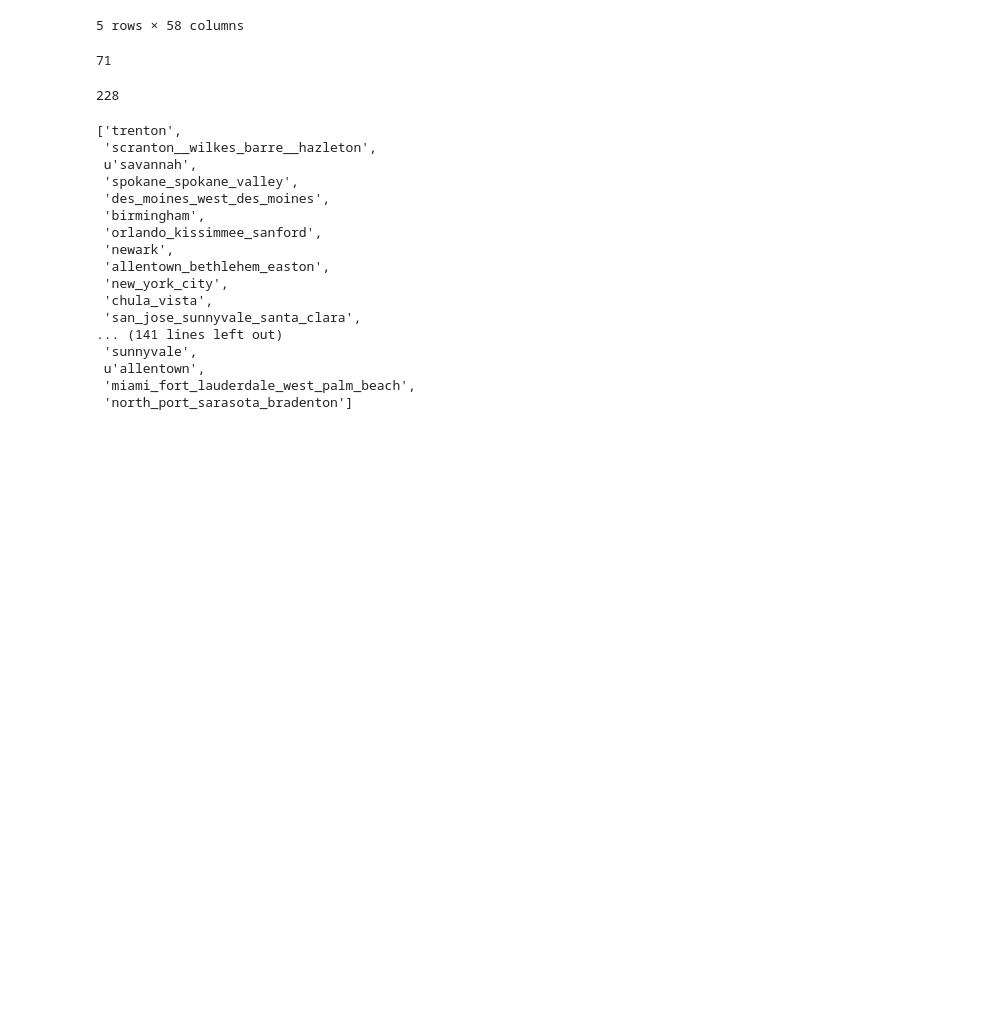
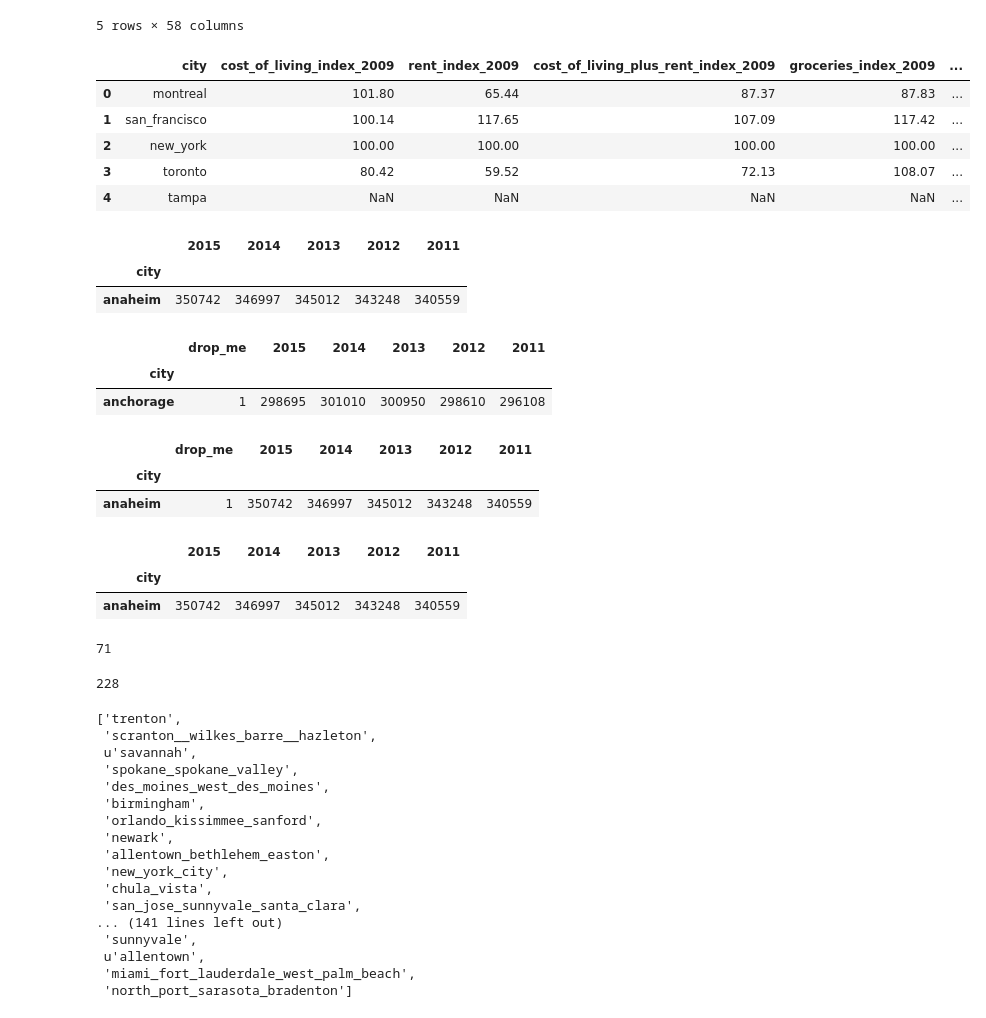
Before and after one commit to CLuiz/CityScapes, a Jupyter notebook: eda7_25.ipynb, the cells around one changed output. Cells and saved outputs as stored; diff of their text form; code cells hidden in the pictures; blank space fills up the shorter version.

Commit message:
recent city pop merge

```diff
--- a/eda7_25.ipynb
+++ b/eda7_25.ipynb
@@ -134,3 +134,24 @@ recent_pop_df.head()
 5 rows × 58 columns
 # %%
 recent_pop_df.set_index('city', inplace=True)
+# %%
+merged1.head()
+# %% [output]
+|  | city | cost_of_living_index_2009 | rent_index_2009 | cost_of_living_plus_rent_index_2009 | groceries_index_2009 | ... |
+| 0 | montreal | 101.80 | 65.44 | 87.37 | 87.83 | ... |
+| 1 | san_francisco | 100.14 | 117.65 | 107.09 | 117.42 | ... |
+| 2 | new_york | 100.00 | 100.00 | 100.00 | 100.00 | ... |
+| 3 | toronto | 80.42 | 59.52 | 72.13 | 108.07 | ... |
+| 4 | tampa | NaN | NaN | NaN | NaN | ... |
+# %%
+anaheim_df = pd.read_csv('data/biggestuscities/cities/anaheim_california.csv',
+                        header=1)
+anaheim_df.index.name =('city')
+anaheim_df['city']= 'anaheim'
+anaheim_df.set_index('city', inplace=True)
+del anaheim_df['0']
+anaheim_df
+# %% [output]
+|  | 2015 | 2014 | 2013 | 2012 | 2011 |
+| city |  |  |  |  |  |
+| anaheim | 350742 | 346997 | 345012 | 343248 | 340559 |
@@ -136,0 +174,13 @@ recent_pop_df.set_index('city', inplace=True)
+# %%
+df_list[0]
+# %% [output]
+|  | drop_me | 2015 | 2014 | 2013 | 2012 | 2011 |
+| city |  |  |  |  |  |  |
+| anchorage | 1 | 298695 | 301010 | 300950 | 298610 | 296108 |
+# %%
+first = df_list.pop(0)
+first
+# %% [output]
+|  | drop_me | 2015 | 2014 | 2013 | 2012 | 2011 |
+| city |  |  |  |  |  |  |
+| anaheim | 1 | 350742 | 346997 | 345012 | 343248 | 340559 |
@@ -137,3 +190,9 @@ recent_pop_df.set_index('city', inplace=True)
+# %%
+first.drop('drop_me', axis=1)
+# %% [output]
+|  | 2015 | 2014 | 2013 | 2012 | 2011 |
+| city |  |  |  |  |  |
+| anaheim | 350742 | 346997 | 345012 | 343248 | 340559 |
 # %%
 cities_next =list(next_df['city'])
 cities_merge = list(merged7['city'])
```
Also changed, not shown: parts of 3 cells of this notebook.
